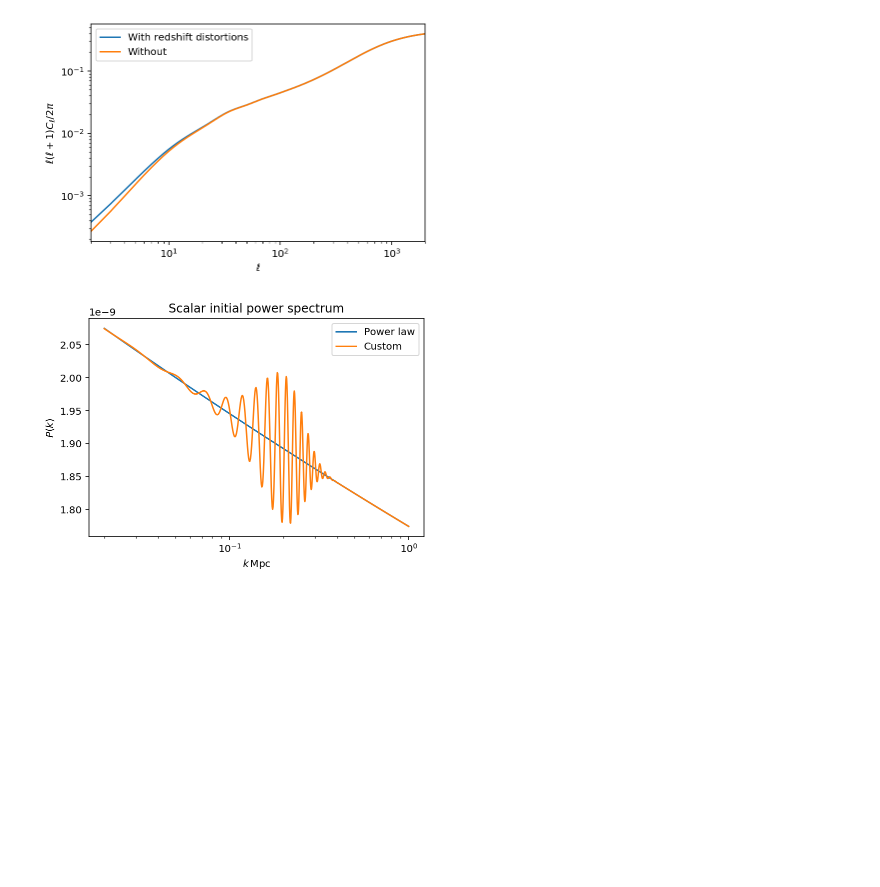
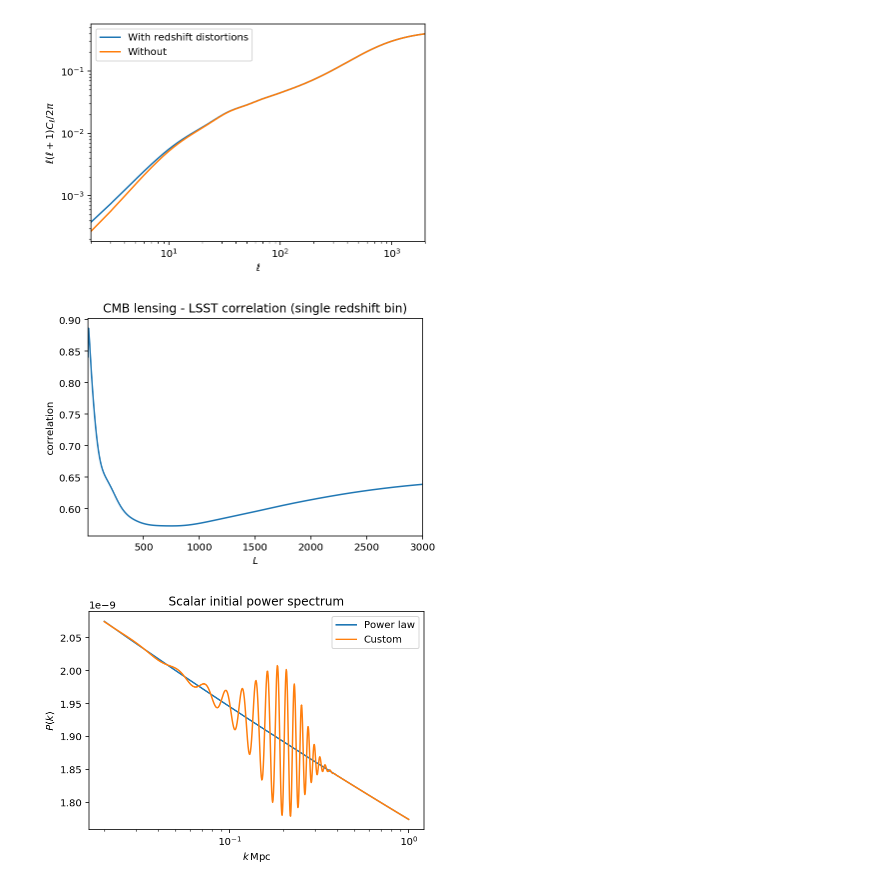
Before and after one commit to cmbant/CAMB, a Jupyter notebook: docs/CAMBdemo.ipynb, the cells around one changed output. Cells and saved outputs as stored; diff of their text form; code cells hidden in the pictures; blank space fills up the shorter version.

```diff
--- a/docs/CAMBdemo.ipynb
+++ b/docs/CAMBdemo.ipynb
@@ -645,6 +645,33 @@ plt.ylabel(r'$\ell(\ell+1)C_\ell/2\pi$')
 plt.xlim(2,lmax);
 # %% [output]
 [figure]
+# %%
+# For number counts you can give a redshift-dependent bias (the underlying code supports general b(z,k))
+# toy model for single-bin LSST/Vera Rubin [using numbers from 1705.02332]
+z0=0.311
+zs = np.arange(0, 10, 0.02)
+W = np.exp(-zs/z0)*(zs/z0)**2/2/z0
+bias = 1 + 0.84*zs
+pars.SourceWindows = [SplinedSourceWindow(dlog10Ndm=0, z=zs, W=W, bias_z = bias)]
+lmax=3000
+pars.set_for_lmax(lmax, lens_potential_accuracy=5)
+results = camb.get_results(pars)
+
+#e.g. plot the cross-correlation with CMB lensing
+cls = results.get_cmb_unlensed_scalar_array_dict()
+
+nbar = 40/(np.pi/180/60)**2 # Poission noise
+ls= np.arange(2,lmax+1)
+Dnoise = 1/nbar*ls*(ls+1)/2/np.pi
+
+correlation=cls["PxW1"][2:lmax+1]/np.sqrt(cls["PxP"][2:lmax+1]*(cls["W1xW1"][2:lmax+1]+Dnoise))
+plt.plot(np.arange(2,lmax+1), correlation)
+plt.xlabel(r'$L$')
+plt.ylabel('correlation')
+plt.xlim(2,lmax)
+plt.title('CMB lensing - LSST correlation (single redshift bin)');
+# %% [output]
+[figure, added]
 # %%
 #Let's look at some non-standard primordial power spectrum, e.g. with wavepacket oscillation
 
```
Also changed, not shown: parts of 2 cells of this notebook, 1 other file.
